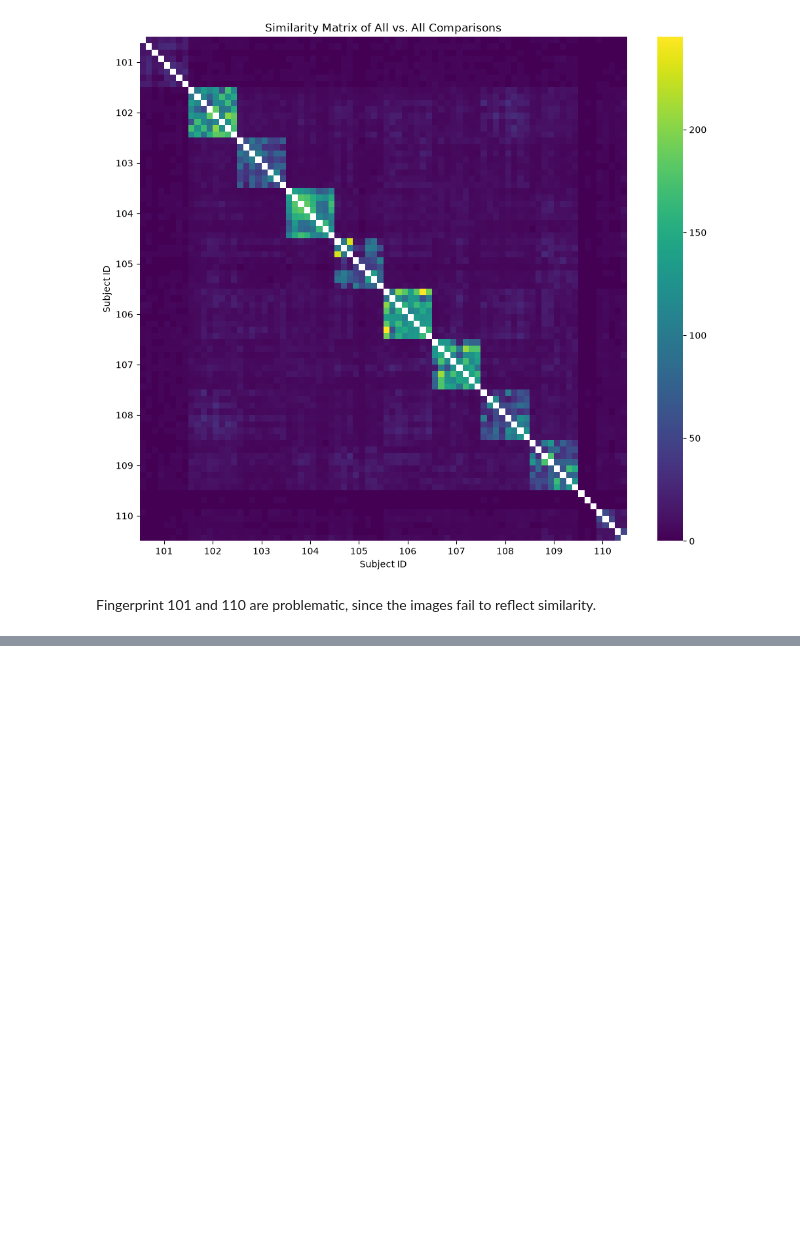
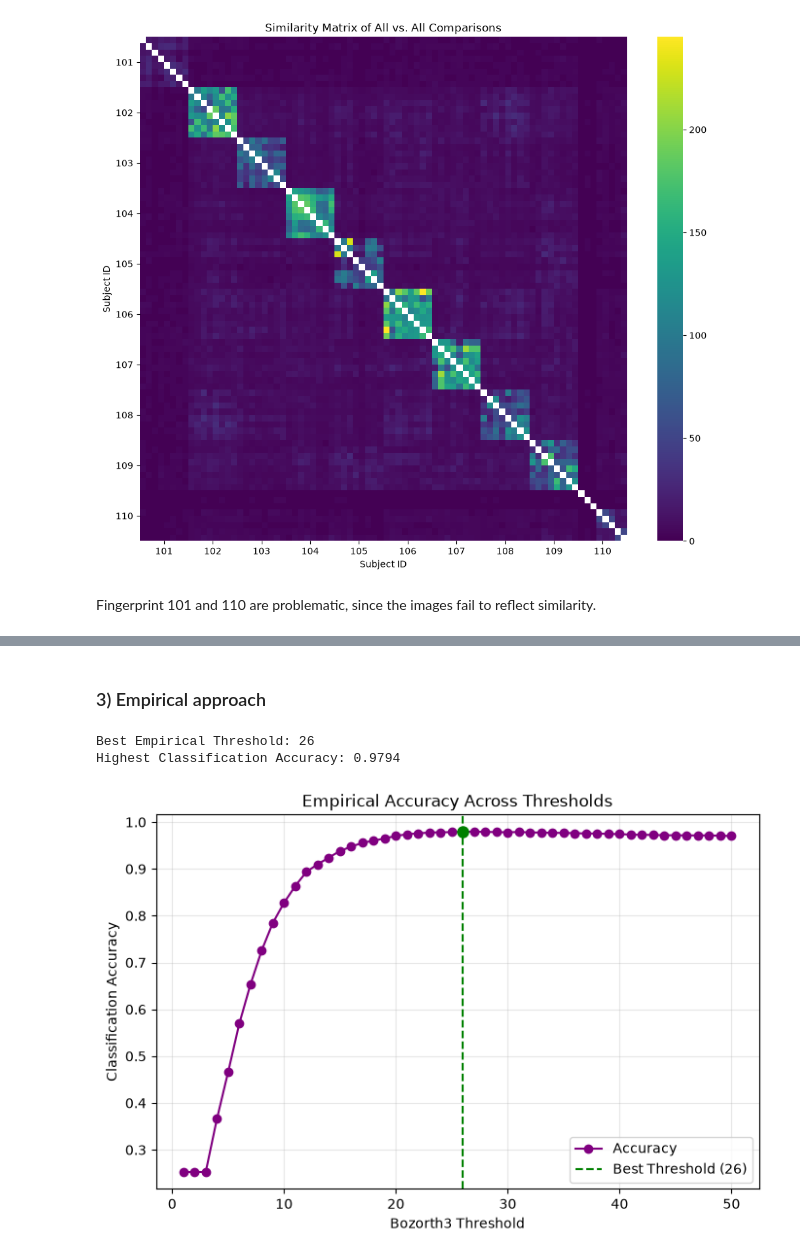
Before and after one commit to DvorsakGal/Biometrics, a Jupyter notebook: homework_1/src/analysis.ipynb, the cells around one changed output, grey strips where cells are left out. Drawn from its saved outputs; the diff is of its cells as text; code cells hidden in the pictures; blank space fills up the shorter version.

```diff
--- a/homework_1/src/analysis.ipynb
+++ b/homework_1/src/analysis.ipynb
@@ -62,0 +212,41 @@ Fingerprint 101 and 110 are problematic, since the images fail to reflect simila
+# %% [markdown]
+### 3) Empirical approach
+# %%
+thresholds = np.arange(1, 51)
+accuracies = []
+
+# Total comparisons (should be 3160)
+total_comparisons = len(genuines) + len(impostors)
+
+for t in thresholds:
+    # Count correctly classified pairs
+    true_positives = np.sum(genuines['score'] >= t)
+    true_negatives = np.sum(impostors['score'] < t)
+
+    # Accuracy = (TP + TN) / Total
+    accuracy = (true_positives + true_negatives) / total_comparisons
+    accuracies.append(accuracy)
+
+# Identify the threshold with the highest accuracy
+best_idx = np.argmax(accuracies)
+best_threshold = thresholds[best_idx]
+best_accuracy = accuracies[best_idx]
+
+print(f"Best Empirical Threshold: {best_threshold}")
+print(f"Highest Classification Accuracy: {best_accuracy:.4f}")
+
+plt.figure(figsize=(8, 5))
+plt.plot(thresholds, accuracies, marker='o', color='purple', label='Accuracy')
+plt.axvline(best_threshold, color='green', linestyle='--', label=f'Best Threshold ({best_threshold})')
+plt.plot(best_threshold, best_accuracy, 'go', markersize=8)
+
+plt.title('Empirical Accuracy Across Thresholds')
+plt.xlabel('Bozorth3 Threshold')
+plt.ylabel('Classification Accuracy')
+plt.legend()
+plt.grid(True, alpha=0.3)
+plt.show()
+# %% [output]
+Best Empirical Threshold: 26
+Highest Classification Accuracy: 0.9794
+[figure, added]
```
Also changed, not shown: parts of 19 cells of this notebook, 2 other files.
